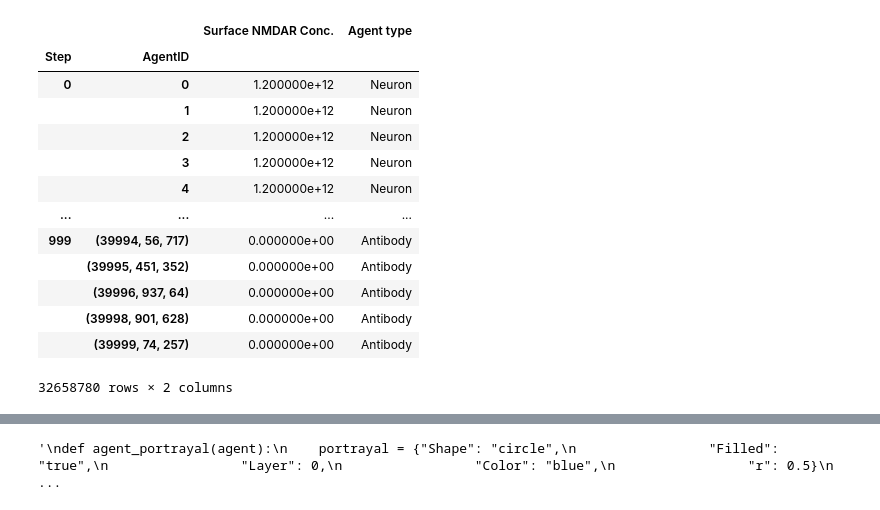
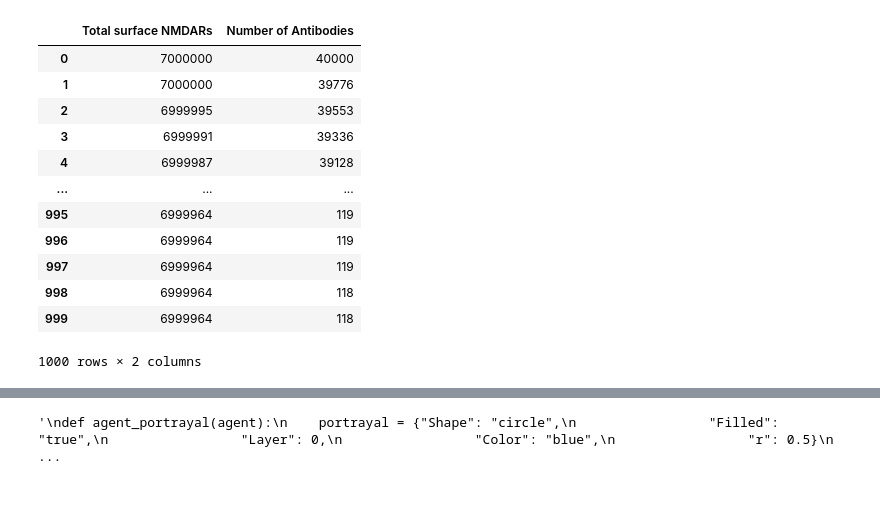
Before and after one commit to P1470V/CB1020-G12, a Jupyter notebook: abm.ipynb, the cells around one changed output, grey strips where cells are left out. Saved outputs shown, nothing was run; the diff lists cells and outputs as text; code cells hidden in the pictures.

Commit message:
Added antibody half life

```diff
--- a/abm.ipynb
+++ b/abm.ipynb
@@ -169,31 +172,29 @@ def compute_tot_nmdar(model):
 
     return tot
 # %%
-model = BrainModel(1000, 40000, 1000, 1000)
+model = BrainModel(100, 40000, 1000, 1000)
 
 for i in range(1000):
     model.step()
 # %%
 agent_df = model.datacollector.get_agent_vars_dataframe()
 model_df = model.datacollector.get_model_vars_dataframe()
 
 model_df
-agent_df
 # %% [output]
-|  |  | Surface NMDAR Conc. | Agent type |
-| Step | AgentID |  |  |
-| 0 | 0 | 1.200000e+12 | Neuron |
-|  | 1 | 1.200000e+12 | Neuron |
-|  | 2 | 1.200000e+12 | Neuron |
-|  | 3 | 1.200000e+12 | Neuron |
-|  | 4 | 1.200000e+12 | Neuron |
-| ... | ... | ... | ... |
-| 999 | (39994, 56, 717) | 0.000000e+00 | Antibody |
-|  | (39995, 451, 352) | 0.000000e+00 | Antibody |
-|  | (39996, 937, 64) | 0.000000e+00 | Antibody |
-|  | (39998, 901, 628) | 0.000000e+00 | Antibody |
-|  | (39999, 74, 257) | 0.000000e+00 | Antibody |
+|  | Total surface NMDARs | Number of Antibodies |
+| 0 | 7000000 | 40000 |
+| 1 | 7000000 | 39776 |
+| 2 | 6999995 | 39553 |
+| 3 | 6999991 | 39336 |
+| 4 | 6999987 | 39128 |
+| ... | ... | ... |
+| 995 | 6999964 | 119 |
+| 996 | 6999964 | 119 |
+| 997 | 6999964 | 119 |
+| 998 | 6999964 | 118 |
+| 999 | 6999964 | 118 |
-32658780 rows × 2 columns
+1000 rows × 2 columns
 # %%
 %matplotlib inline
 
```
Also changed, not shown: parts of 4 cells of this notebook.
